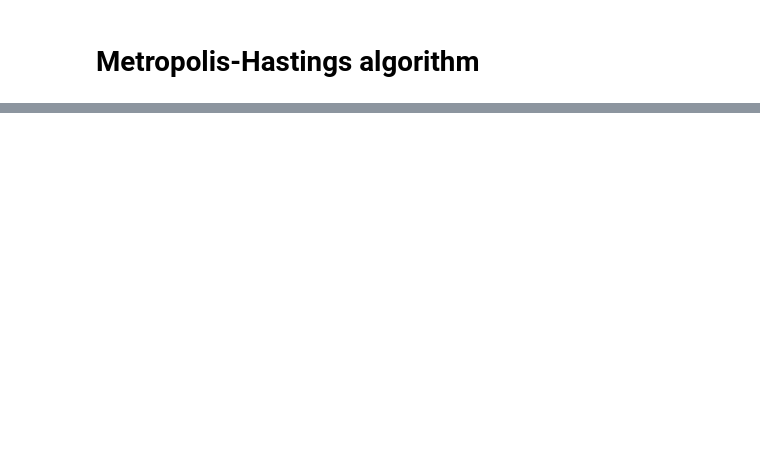
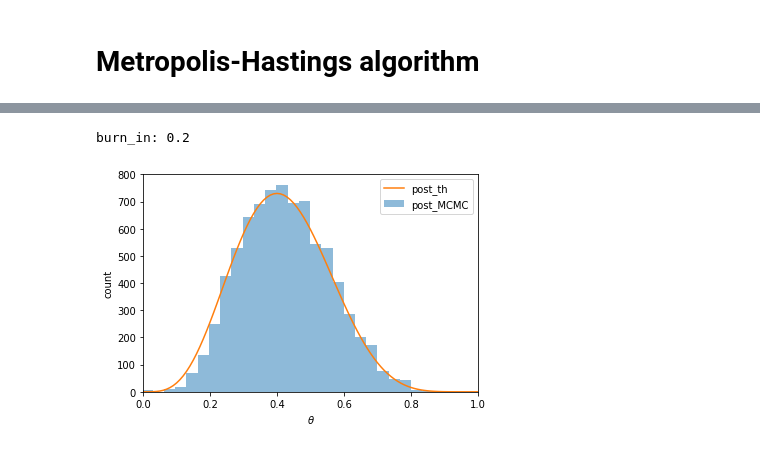
Before and after one commit to jsdiazpo/Bayesian-Digressions, a Jupyter notebook: Intro_MCMC.ipynb, the cells around one changed output, grey strips where cells are left out. Drawn from its saved outputs; the diff is of its cells as text; code cells hidden in the pictures; blank space fills up the shorter version.

```diff
--- a/Intro_MCMC.ipynb
+++ b/Intro_MCMC.ipynb
@@ -140,0 +141,15 @@ ax[1].set_ylim([ymin, ymax]);
+# %%
+burn_in_f = 0.2
+burn_in   = int(burn_in_f*len(theta))
+print('burn_in:', burn_in_f)
+plt.hist(theta[burn_in:], bins=30, alpha=0.5, label='post_MCMC')
+plt.xlabel('$\\theta$')
+plt.ylabel('count');
+
+x = np.arange(0, 101)/100
+plt.plot(x, beta.pdf(x, 5, 7)*np.sqrt(idx_max*7), label='post_th');
+plt.xlim([0, 1])
+plt.legend();
+# %% [output]
+burn_in: 0.2
+[figure, added]
```
Also changed, not shown: parts of 8 cells of this notebook.
